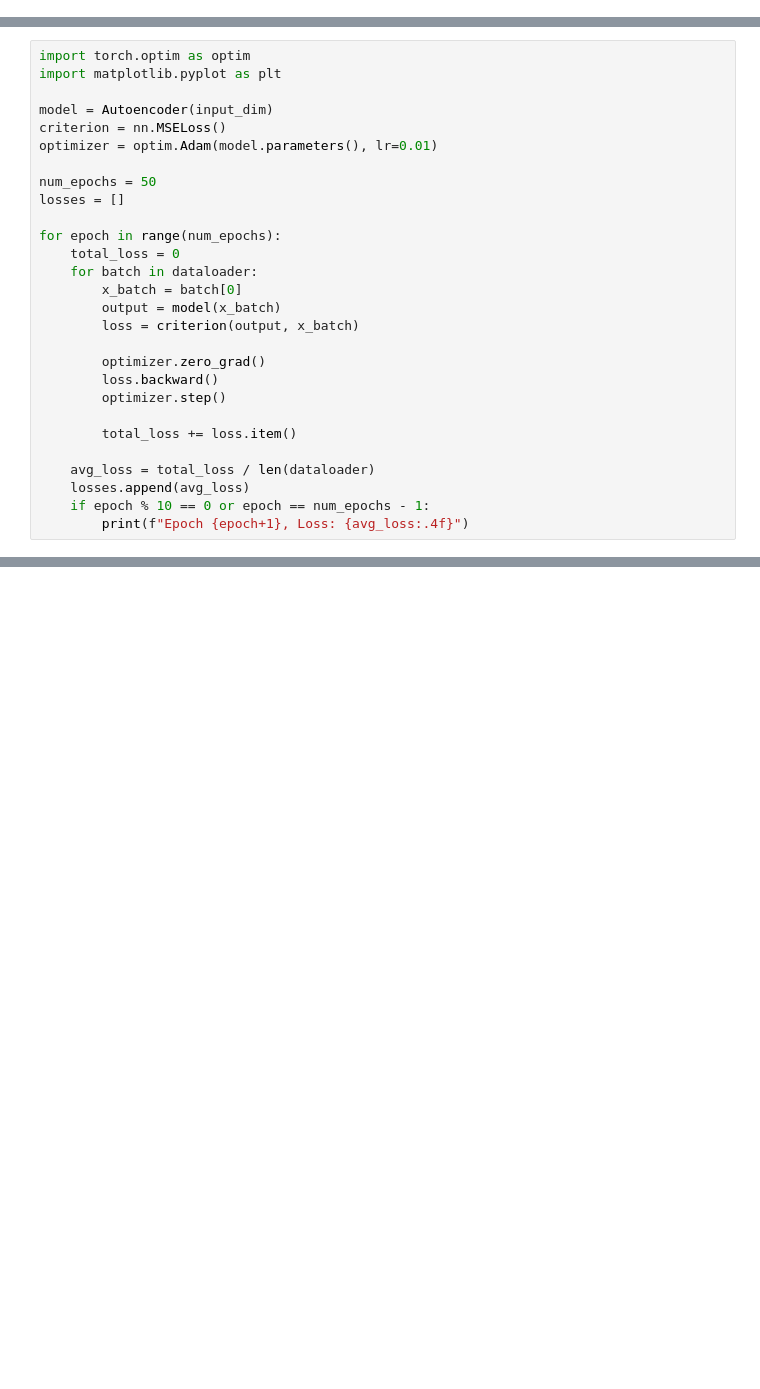
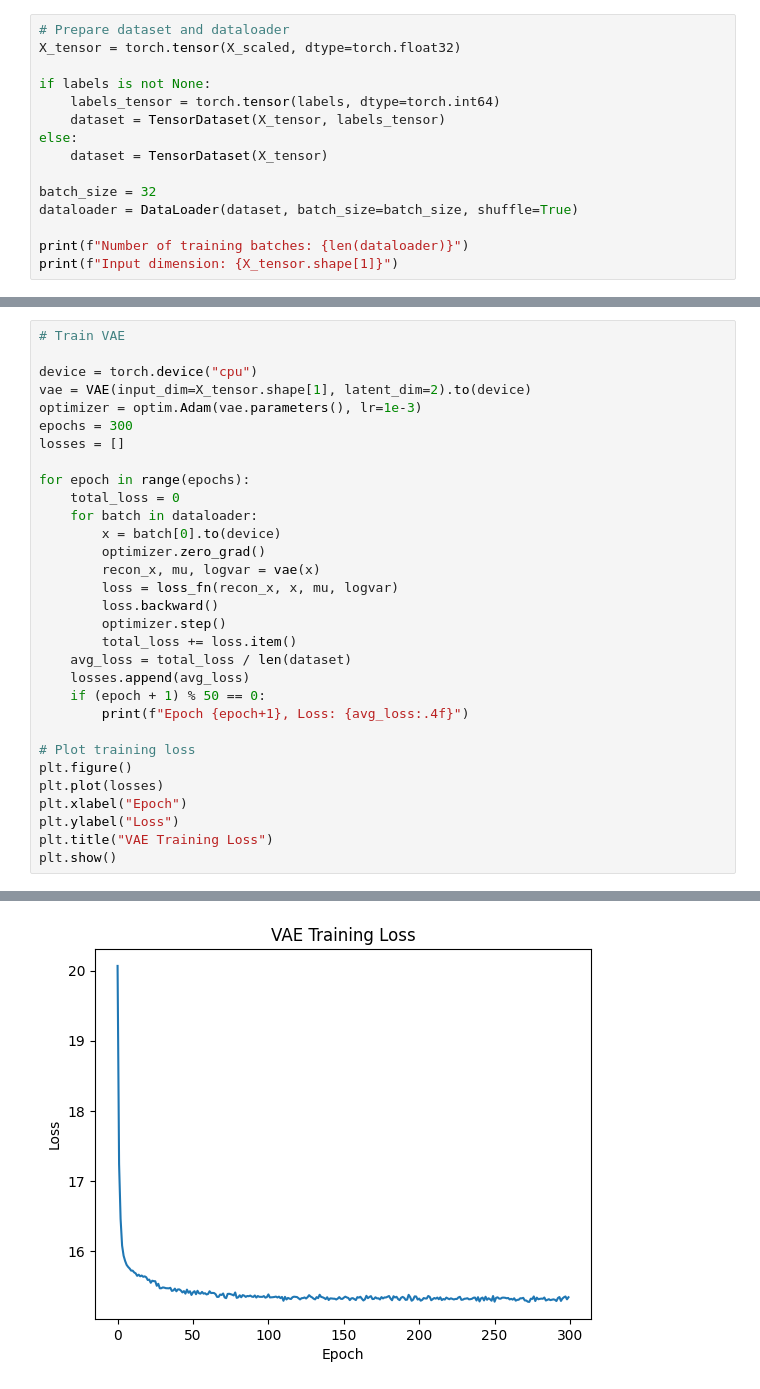
Before and after one commit to emily-olson/ckd-synthetic-data-generation, a Jupyter notebook: autoencoder-for-synthetic-data-generation.ipynb, the cells around one changed output, grey strips where cells are left out. Cells and saved outputs as stored; diff of their text form; blank space fills up the shorter version.

Commit message:
Kaggle Notebook | Autoencoder for Synthetic Data Generation | train the VAE, and visualize latent space

```diff
--- a/autoencoder-for-synthetic-data-generation.ipynb
+++ b/autoencoder-for-synthetic-data-generation.ipynb
@@ -257,0 +158,15 @@ class Autoencoder(nn.Module):
+# %%
+# Prepare dataset and dataloader
+X_tensor = torch.tensor(X_scaled, dtype=torch.float32)
+
+if labels is not None:
+    labels_tensor = torch.tensor(labels, dtype=torch.int64)
+    dataset = TensorDataset(X_tensor, labels_tensor)
+else:
+    dataset = TensorDataset(X_tensor)
+
+batch_size = 32
+dataloader = DataLoader(dataset, batch_size=batch_size, shuffle=True)
+
+print(f"Number of training batches: {len(dataloader)}")
+print(f"Input dimension: {X_tensor.shape[1]}")
@@ -258,29 +211,32 @@ class Autoencoder(nn.Module):
 # %%
-import torch.optim as optim
-import matplotlib.pyplot as plt
+# Train VAE
 
-model = Autoencoder(input_dim)
-criterion = nn.MSELoss()
-optimizer = optim.Adam(model.parameters(), lr=0.01)
-
-num_epochs = 50
+device = torch.device("cpu")
+vae = VAE(input_dim=X_tensor.shape[1], latent_dim=2).to(device)
+optimizer = optim.Adam(vae.parameters(), lr=1e-3)
+epochs = 300
 losses = []
 
-for epoch in range(num_epochs):
+for epoch in range(epochs):
     total_loss = 0
     for batch in dataloader:
-        x_batch = batch[0]
-        output = model(x_batch)
-        loss = criterion(output, x_batch)
-
+        x = batch[0].to(device)
         optimizer.zero_grad()
+        recon_x, mu, logvar = vae(x)
+        loss = loss_fn(recon_x, x, mu, logvar)
         loss.backward()
         optimizer.step()
+        total_loss += loss.item()
+    avg_loss = total_loss / len(dataset)
+    losses.append(avg_loss)
+    if (epoch + 1) % 50 == 0:
+        print(f"Epoch {epoch+1}, Loss: {avg_loss:.4f}")
 
-        total_loss += loss.item()
-
-    avg_loss = total_loss / len(dataloader)
-    losses.append(avg_loss)
-    if epoch % 10 == 0 or epoch == num_epochs - 1:
-        print(f"Epoch {epoch+1}, Loss: {avg_loss:.4f}")
+# Plot training loss
+plt.figure()
+plt.plot(losses)
+plt.xlabel("Epoch")
+plt.ylabel("Loss")
+plt.title("VAE Training Loss")
+plt.show()
 # %% [output]
@@ -292,0 +249 @@ Epoch 50, Loss: 0.2944
+[figure, added]
```
Also changed, not shown: parts of 16 cells of this notebook.
